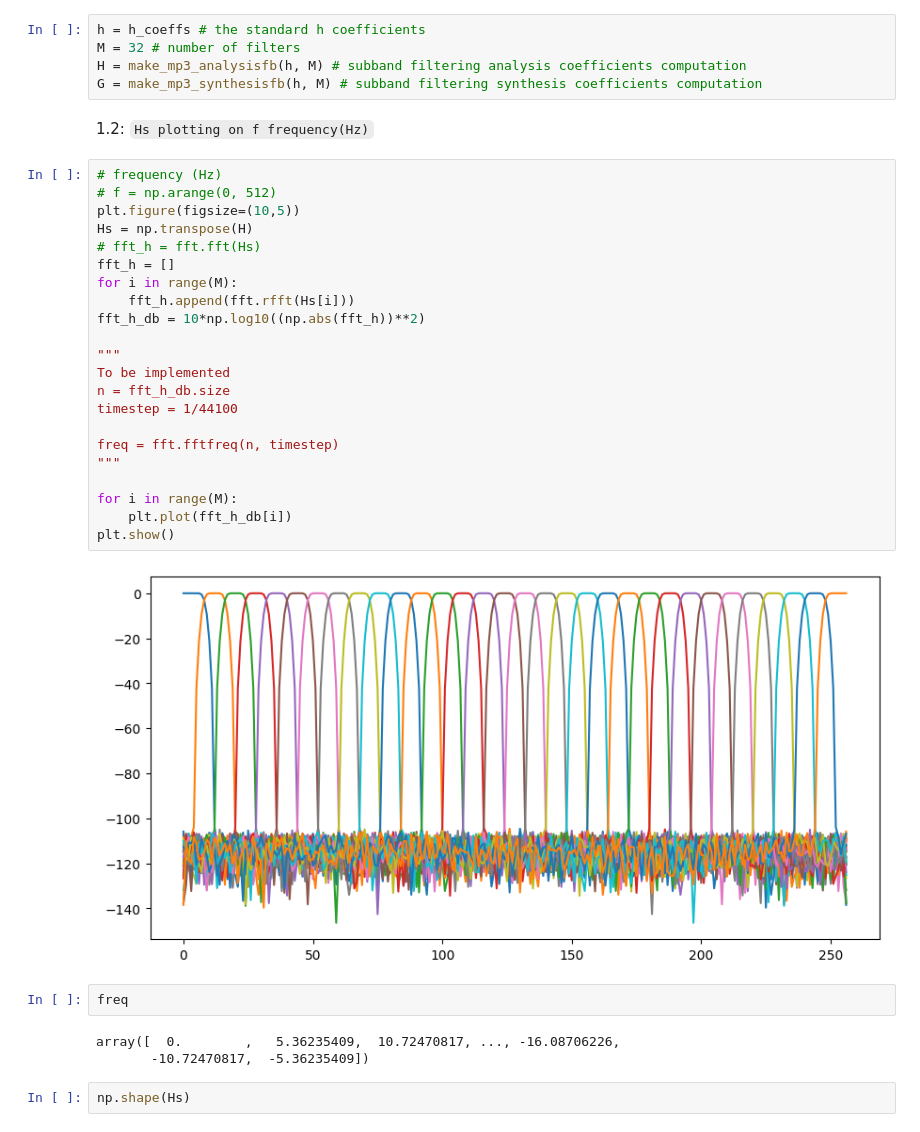
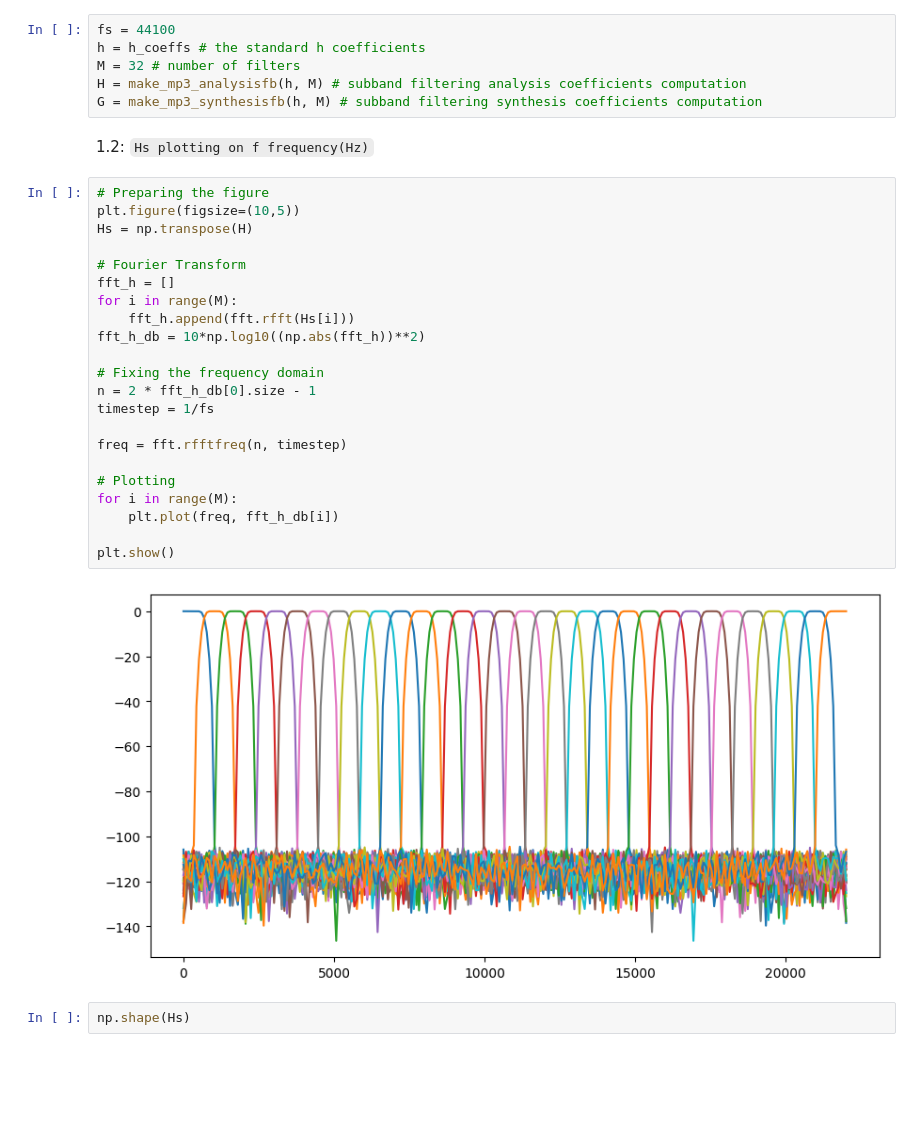
Before and after one commit to giahou2000/Simplified-mp3-QODEC, a Jupyter notebook: CODEC.ipynb, the cells around one changed output. Cells and saved outputs as stored; diff of their text form; blank space fills up the shorter version.

```diff
--- a/CODEC.ipynb
+++ b/CODEC.ipynb
@@ -69,6 +69,7 @@ We will work with <class 'numpy.ndarray'>
 # %% [markdown]
 1.1: `H and G computation`
 # %%
+fs = 44100
 h = h_coeffs # the standard h coefficients
 M = 32 # number of filters
 H = make_mp3_analysisfb(h, M) # subband filtering analysis coefficients computation
@@ -76,34 +77,29 @@ G = make_mp3_synthesisfb(h, M) # subband filtering synthesis coefficients comput
 # %% [markdown]
 1.2: `Hs plotting on f frequency(Hz)`
 # %%
-# frequency (Hz)
-# f = np.arange(0, 512)
+# Preparing the figure
 plt.figure(figsize=(10,5))
 Hs = np.transpose(H)
-# fft_h = fft.fft(Hs)
+
+# Fourier Transform
 fft_h = []
 for i in range(M):
     fft_h.append(fft.rfft(Hs[i]))
 fft_h_db = 10*np.log10((np.abs(fft_h))**2)
 
-"""
-To be implemented
-n = fft_h_db.size
-timestep = 1/44100
+# Fixing the frequency domain
+n = 2 * fft_h_db[0].size - 1
+timestep = 1/fs
 
-freq = fft.fftfreq(n, timestep)
-"""
+freq = fft.rfftfreq(n, timestep)
 
+# Plotting
 for i in range(M):
-    plt.plot(fft_h_db[i])
+    plt.plot(freq, fft_h_db[i])
+
 plt.show()
 # %% [output]
-[figure, old version]
+[figure, new version]
-# %%
-freq
-# %% [output]
-array([  0.        ,   5.36235409,  10.72470817, ..., -16.08706226,
-       -10.72470817,  -5.36235409])
 # %%
 np.shape(Hs)
 # %% [output]
```
